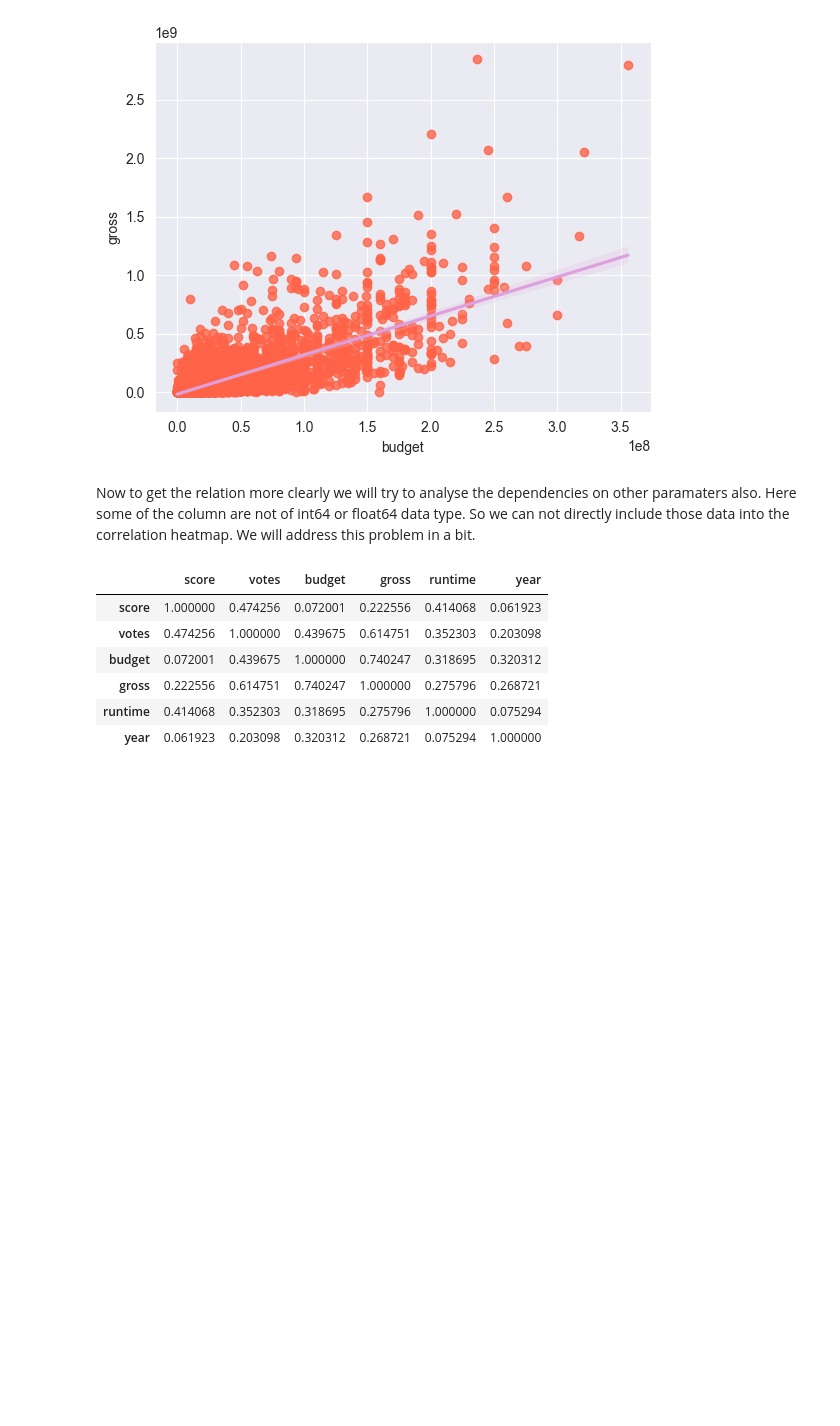
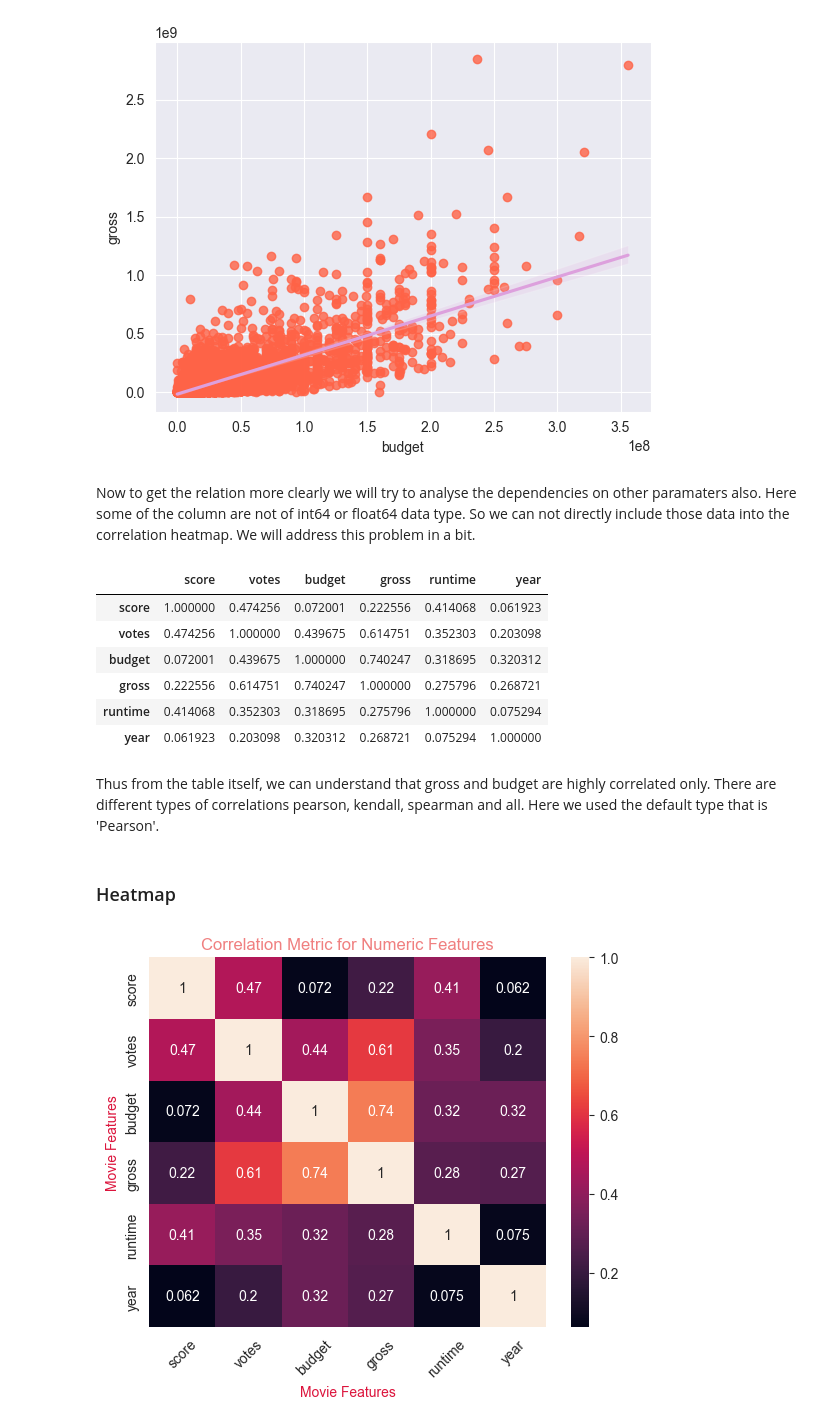
Before and after one commit to ishtiakrongon/PythonProject1-Correlation_in_Python, a Jupyter notebook: correlation_in_python.ipynb, the cells around one changed output. Saved outputs shown, nothing was run; the diff lists cells and outputs as text; code cells hidden in the pictures; blank space fills up the shorter version.

```diff
--- a/correlation_in_python.ipynb
+++ b/correlation_in_python.ipynb
@@ -219,7 +219,8 @@ Now to get the relation more clearly we will try to analyse the dependencies on
 # %%
 # Correlation
 
-movies_new.corr(method = 'pearson')
+correlation_matrix = movies_new.corr(method = 'pearson')
+correlation_matrix
 # %% [output]
 |  | score | votes | budget | gross | runtime | year |
 | score | 1.000000 | 0.474256 | 0.072001 | 0.222556 | 0.414068 | 0.061923 |
@@ -228,3 +229,17 @@ movies_new.corr(method = 'pearson')
 | gross | 0.222556 | 0.614751 | 0.740247 | 1.000000 | 0.275796 | 0.268721 |
 | runtime | 0.414068 | 0.352303 | 0.318695 | 0.275796 | 1.000000 | 0.075294 |
 | year | 0.061923 | 0.203098 | 0.320312 | 0.268721 | 0.075294 | 1.000000 |
+# %% [markdown]
+Thus from the table itself, we can understand that gross and budget are highly correlated only. There are different types of correlations pearson, kendall, spearman and all. Here we used the default type that is 'Pearson'.
+# %% [markdown]
+### Heatmap
+# %%
+sns.heatmap(correlation_matrix, annot = True)
+
+plt.title('Correlation Metric for Numeric Features', color = 'lightcoral')
+plt.xlabel('Movie Features', color = 'crimson')
+plt.ylabel('Movie Features', color = 'crimson')
+plt.xticks(rotation = 45)
+plt.show()
+# %% [output]
+[figure, added]
```
